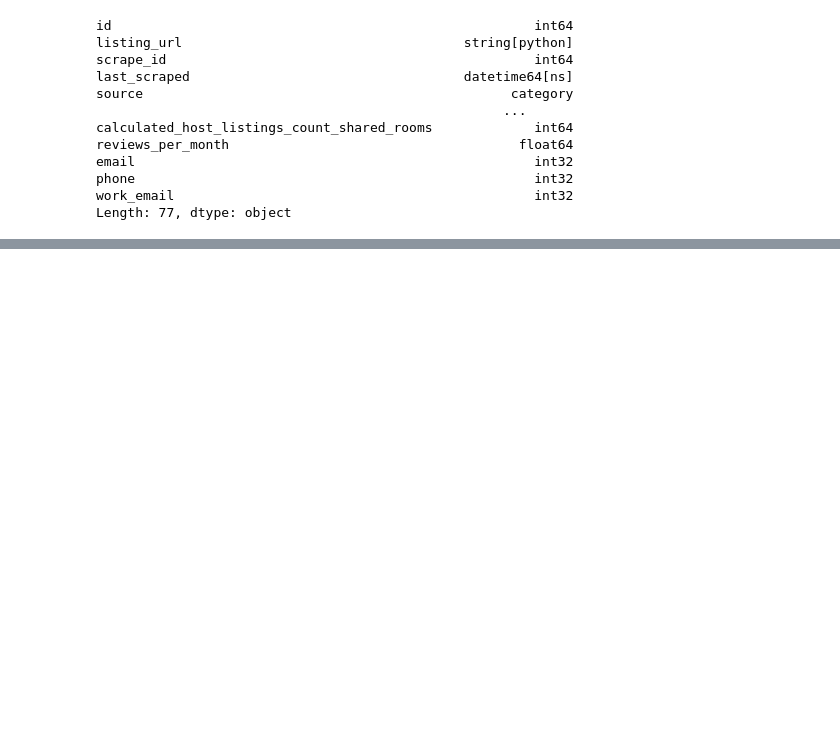
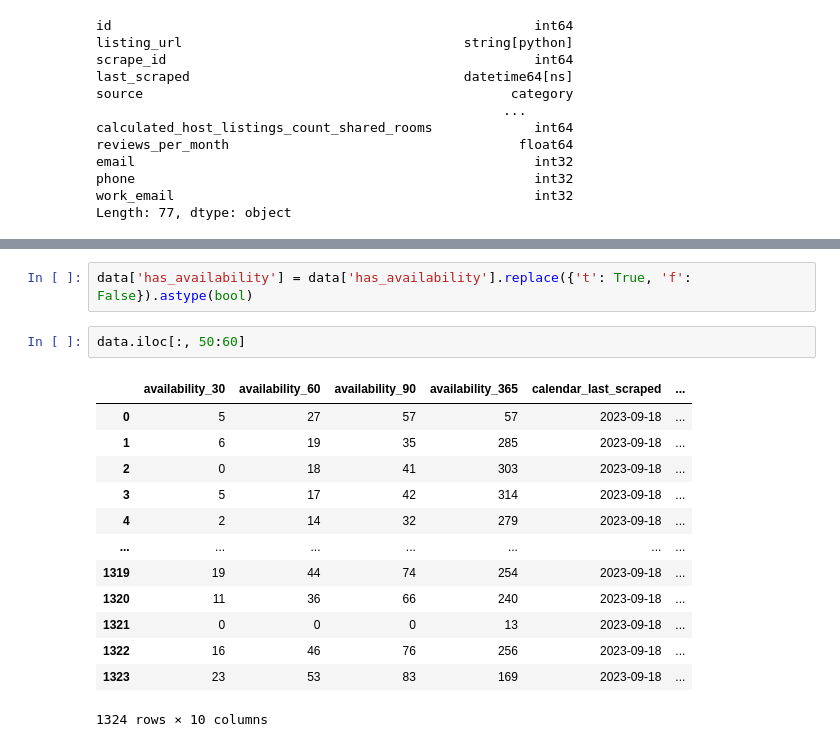
Before and after one commit to KaroIex/New-Jersey, a Jupyter notebook: New Jersey.ipynb, the cells around one changed output, grey strips where cells are left out. Saved outputs shown, nothing was run; the diff lists cells and outputs as text; blank space fills up the shorter version.

```diff
--- a/New Jersey.ipynb
+++ b/New Jersey.ipynb
@@ -536,0 +626,18 @@ if is_beds_integers:
+# %%
+data['has_availability'] = data['has_availability'].replace({'t': True, 'f': False}).astype(bool)
+# %%
+data.iloc[:, 50:60]
+# %% [output]
+|  | availability_30 | availability_60 | availability_90 | availability_365 | calendar_last_scraped | ... |
+| 0 | 5 | 27 | 57 | 57 | 2023-09-18 | ... |
+| 1 | 6 | 19 | 35 | 285 | 2023-09-18 | ... |
+| 2 | 0 | 18 | 41 | 303 | 2023-09-18 | ... |
+| 3 | 5 | 17 | 42 | 314 | 2023-09-18 | ... |
+| 4 | 2 | 14 | 32 | 279 | 2023-09-18 | ... |
+| ... | ... | ... | ... | ... | ... | ... |
+| 1319 | 19 | 44 | 74 | 254 | 2023-09-18 | ... |
+| 1320 | 11 | 36 | 66 | 240 | 2023-09-18 | ... |
+| 1321 | 0 | 0 | 0 | 13 | 2023-09-18 | ... |
+| 1322 | 16 | 46 | 76 | 256 | 2023-09-18 | ... |
+| 1323 | 23 | 53 | 83 | 169 | 2023-09-18 | ... |
+1324 rows × 10 columns
```
Also changed, not shown: parts of 14 cells of this notebook.
